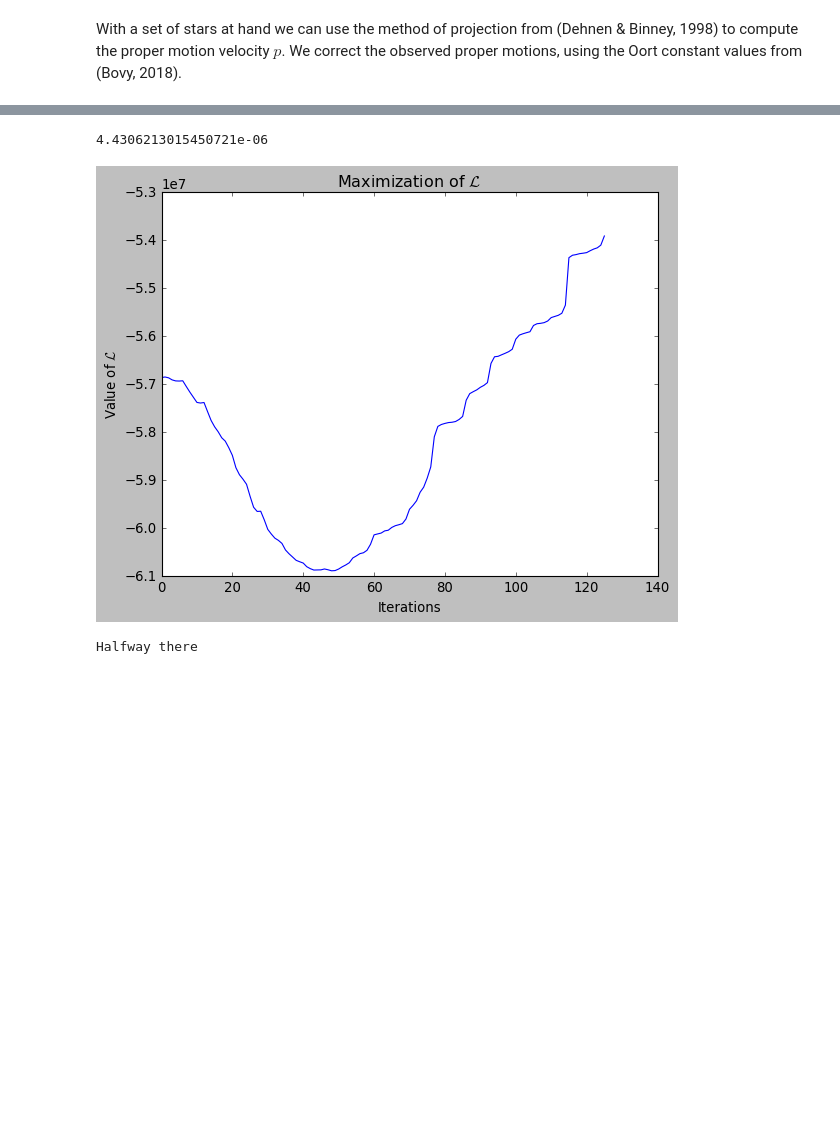
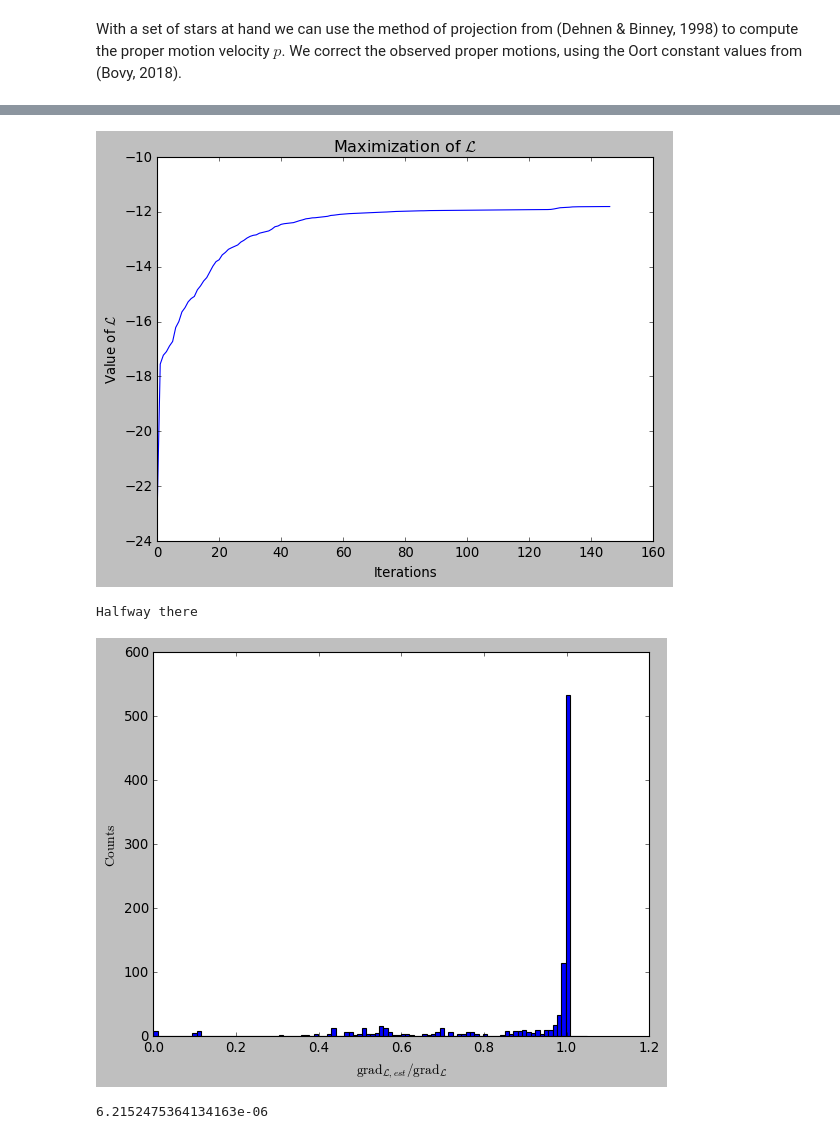
Before and after one commit to PaulMcMillan-Astro/DeprojectionProject, a Jupyter notebook: InitialDeprojectionNotebook.ipynb, the cells around one changed output, grey strips where cells are left out. Saved outputs shown, nothing was run; the diff lists cells and outputs as text; code cells hidden in the pictures; blank space fills up the shorter version.

```diff
--- a/InitialDeprojectionNotebook.ipynb
+++ b/InitialDeprojectionNotebook.ipynb
@@ -277,51 +297,13 @@ def grad_L_test(phi0,pvals,alpha,vmin,dv,n):
-# %%
-import cProfile
-
-dvx, dvy, dvz = dv
-nx, ny, nz = n
-
-N = len(pvals)
-
-phi0 = phi_guess(v0,v_disp,vmin,dv,n) #We obtain phi given our initial guess of the velocity distribution
-
-sigma2 = calc_sigma2(pvals,rhatvals)
-
-Kvals = np.zeros((N,nx,ny,nz))
-
-for i in range(N):
-    K = calc_K(pvals[i],rhatvals[i],vmin,dv,n)
-    Kvals[i] += K
-
-phi0 = np.ravel(phi0)
-
-alpha = 1e-15
-
-args = Kvals, N, alpha, dv, n, sigma2
-
-from scipy.optimize import check_grad
-from scipy.optimize import approx_fprime
-
-#approx_fprime(phi0,get_L,1e-5,Kvals,N,alpha,dv,n,sigma2)
-
-check_grad(get_L,get_grad_L,phi0,Kvals, N, alpha, dv, n, sigma2)
-
-#cProfile.run('get_grad_L(phi0, Kvals, N, 1e-10, dv, n, sigma2)')
-#max_L(v_guess, disp_guess,1e-10, pvals, rhatvals, vmin, dv, n)
-#pr = cProfile.Profile()
-#pr.enable()
-#cProfile.run('max_L(v_guess, disp_guess,1e-10, pvals, rhatvals, vmin, dv, n)')
-#pr.disable()
-# %% [output]
-4.4306213015450721e-06
 # %%
-plot_L(phi_all,vmin,dv,n)
+plot_L(phi_all,pvals,rhatvals,vmin,dv,n,1e-12)
 # %% [output]
-[figure, old version]
+[figure, new version]
-# %%
-phi0 = phi_guess(v0,v_disp,vmin,dv,n) #We obtain phi given our initial guess of the velocity distribution
-
-phiunr = np.ravel(phi0)
-
-testvals = grad_L_test(phi0,pvals,1e-15,vmin,dv,n)
-# %% [output]
-Halfway there
+# %%
+testvals, twon = grad_L_test(phi0,pvals,1e-15,vmin,dv,n)
+# %% [output]
+Halfway there
+[figure, added]
+# %%
+twon
+# %% [output]
+6.2152475364134163e-06
```
Also changed, not shown: parts of 8 cells of this notebook, 3 other files.
